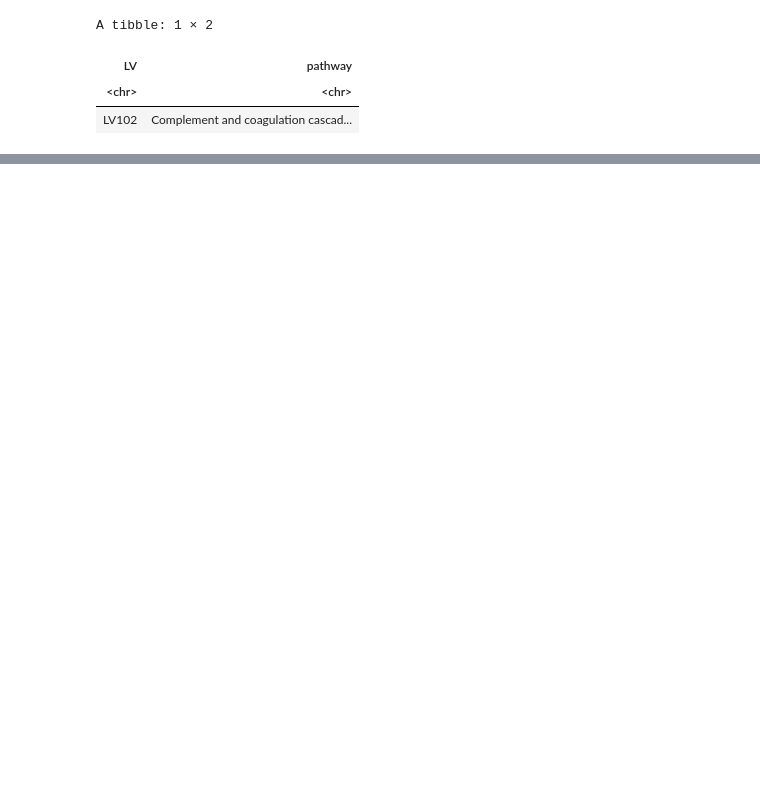
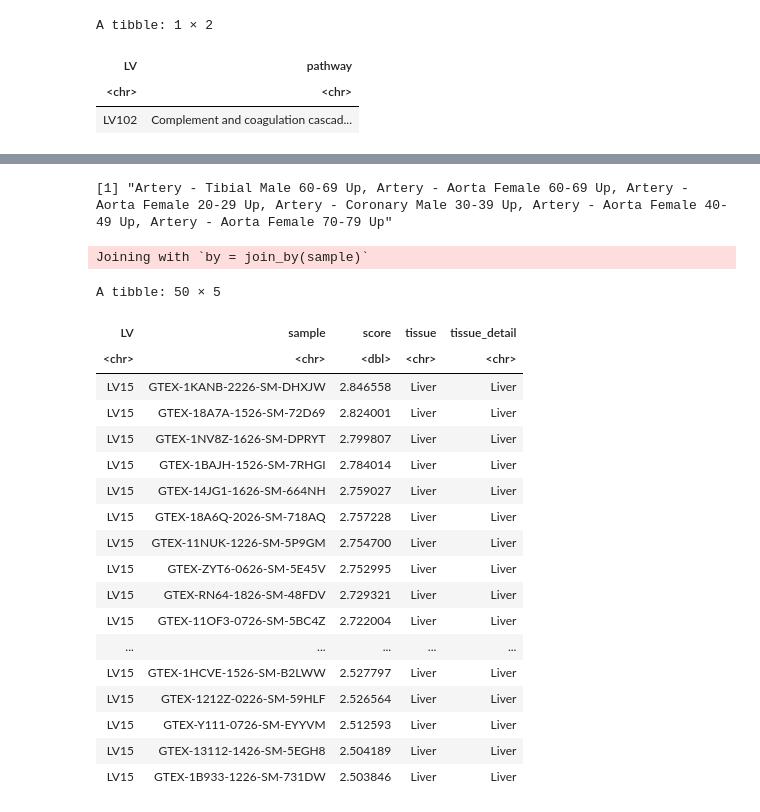
Before and after one commit to pivlab/plier2-analyses, a Jupyter notebook: nbs/01_model_building/gtex/03_gtex_plier_vs_ora.ipynb, the cells around one changed output, grey strips where cells are left out. Saved outputs shown, nothing was run; the diff lists cells and outputs as text; code cells hidden in the pictures; blank space fills up the shorter version.

```diff
--- a/nbs/01_model_building/gtex/03_gtex_plier_vs_ora.ipynb
+++ b/nbs/01_model_building/gtex/03_gtex_plier_vs_ora.ipynb
@@ -302,0 +437,36 @@ A tibble: 1 × 2
+# %%
+gtex_plier2_gtex_summary  %>%
+dplyr::filter(LV == "LV1")  %>%
+dplyr::pull(pathway)  %>%
+  unique()
+# %% [output]
+[1] "Artery - Tibial Male 60-69 Up, Artery - Aorta Female 60-69 Up, Artery - Aorta Female 20-29 Up, Artery - Coronary Male 30-39 Up, Artery - Aorta Female 40-49 Up, Artery - Aorta Female 70-79 Up"
+# %%
+gtex_baseRes_B %>%
+tibble::rownames_to_column("LV") %>%
+filter(LV == "LV15") %>%
+tidyr::pivot_longer(-LV, names_to = "sample", values_to = "score") %>%
+arrange(desc(score)) %>%
+dplyr::left_join(gtex_meta_sub)  %>%
+head(50)
+# %% [output]
+Joining with `by = join_by(sample)`
+A tibble: 50 × 5
+| LV | sample | score | tissue | tissue_detail |
+| <chr> | <chr> | <dbl> | <chr> | <chr> |
+| LV15 | GTEX-1KANB-2226-SM-DHXJW | 2.846558 | Liver | Liver |
+| LV15 | GTEX-18A7A-1526-SM-72D69 | 2.824001 | Liver | Liver |
+| LV15 | GTEX-1NV8Z-1626-SM-DPRYT | 2.799807 | Liver | Liver |
+| LV15 | GTEX-1BAJH-1526-SM-7RHGI | 2.784014 | Liver | Liver |
+| LV15 | GTEX-14JG1-1626-SM-664NH | 2.759027 | Liver | Liver |
+| LV15 | GTEX-18A6Q-2026-SM-718AQ | 2.757228 | Liver | Liver |
+| LV15 | GTEX-11NUK-1226-SM-5P9GM | 2.754700 | Liver | Liver |
+| LV15 | GTEX-ZYT6-0626-SM-5E45V | 2.752995 | Liver | Liver |
+| LV15 | GTEX-RN64-1826-SM-48FDV | 2.729321 | Liver | Liver |
+| LV15 | GTEX-11OF3-0726-SM-5BC4Z | 2.722004 | Liver | Liver |
+| ... | ... | ... | ... | ... |
+| LV15 | GTEX-1HCVE-1526-SM-B2LWW | 2.527797 | Liver | Liver |
+| LV15 | GTEX-1212Z-0226-SM-59HLF | 2.526564 | Liver | Liver |
+| LV15 | GTEX-Y111-0726-SM-EYYVM | 2.512593 | Liver | Liver |
+| LV15 | GTEX-13112-1426-SM-5EGH8 | 2.504189 | Liver | Liver |
+| LV15 | GTEX-1B933-1226-SM-731DW | 2.503846 | Liver | Liver |
```
Also changed, not shown: parts of 34 cells of this notebook, 3 other files.
